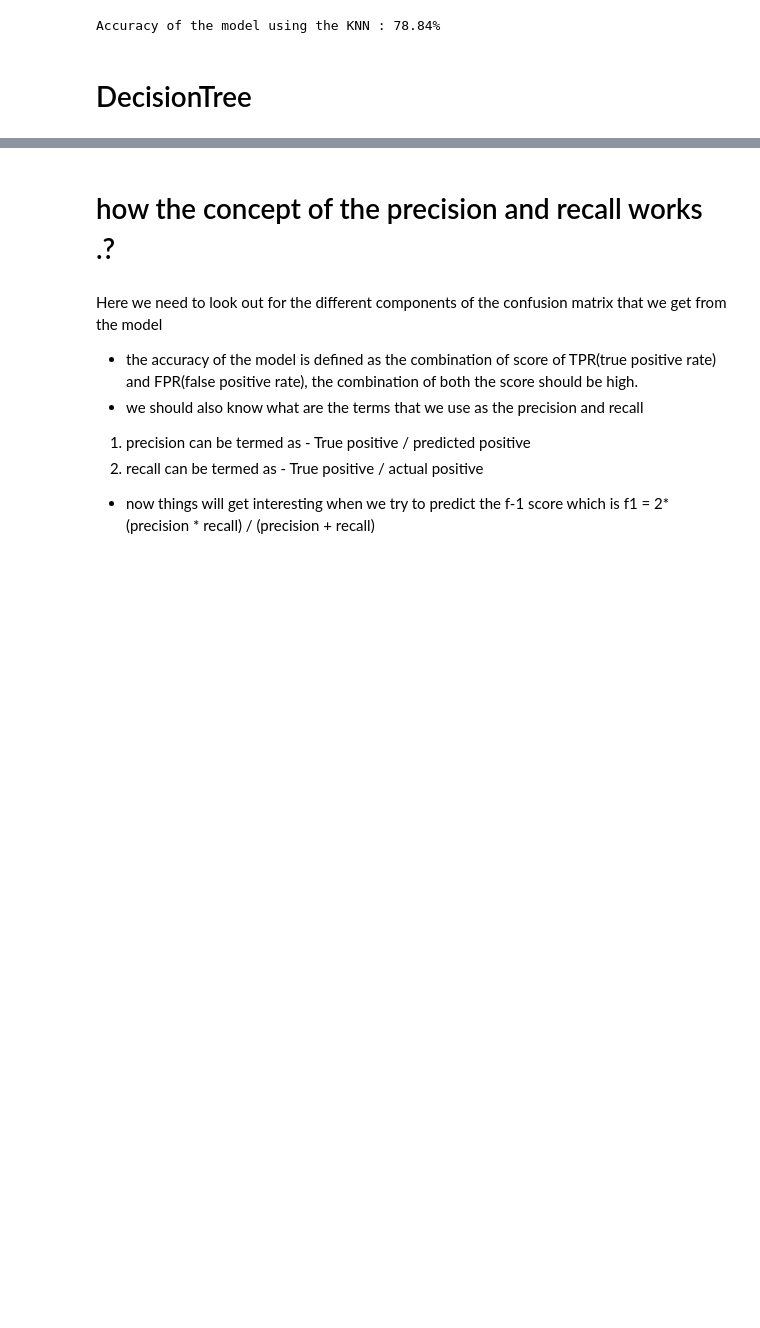
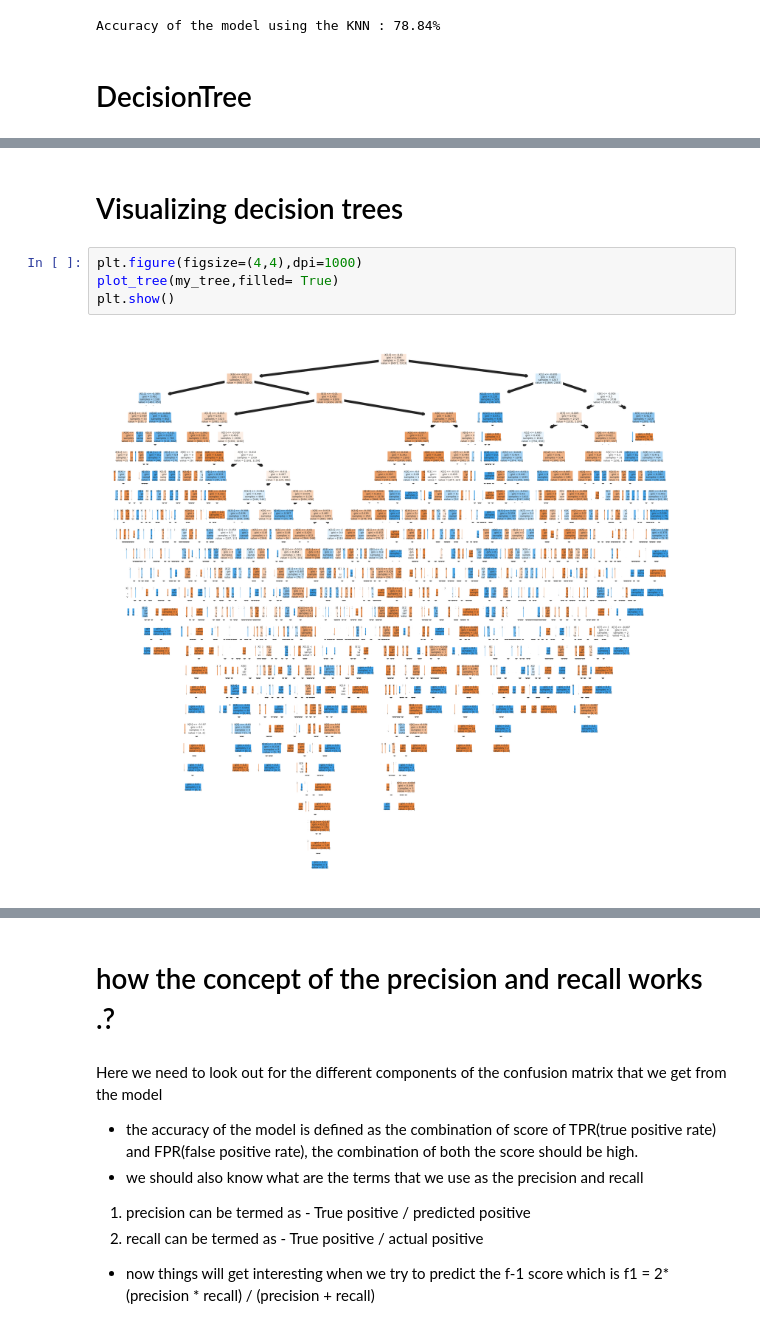
Before and after one commit to mahii6991/Kaggle_Projects, a Jupyter notebook: eeg-dataset-for-classification.ipynb, the cells around one changed output, grey strips where cells are left out. Drawn from its saved outputs; the diff is of its cells as text; blank space fills up the shorter version.

```diff
--- a/eeg-dataset-for-classification.ipynb
+++ b/eeg-dataset-for-classification.ipynb
@@ -367,0 +368,8 @@ Accuracy with the k-fold and cross validation is:0.49 (+/- 0.11)
+# %% [markdown]
+# Visualizing decision trees
+# %%
+plt.figure(figsize=(4,4),dpi=1000)
+plot_tree(my_tree,filled= True)
+plt.show()
+# %% [output]
+[figure, added]
```
Also changed, not shown: parts of 5 cells of this notebook.
